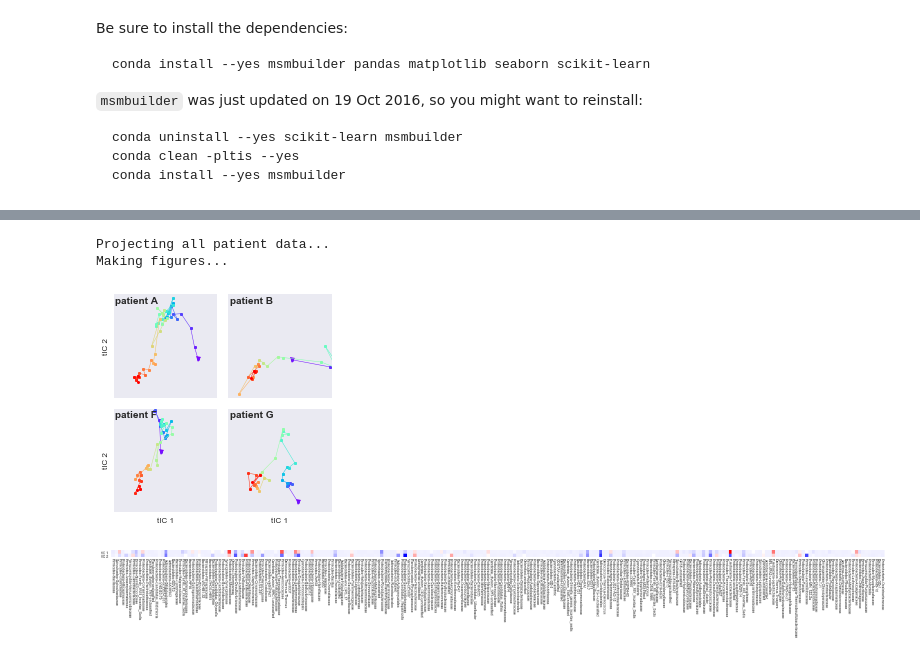
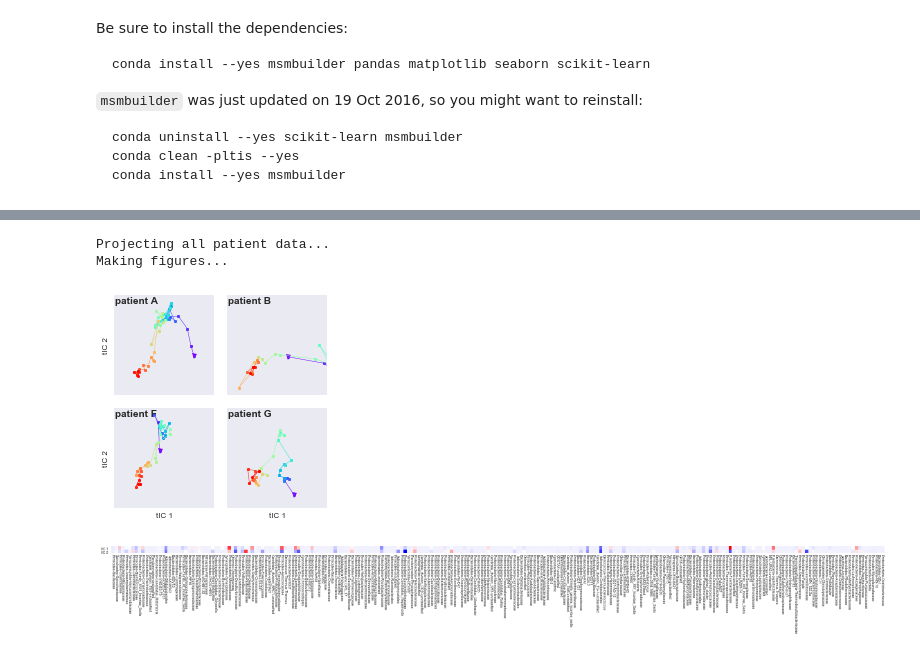
Before and after one commit to kellylab/microbial-landscapes, a Jupyter notebook: cholera/tICA-analysis-notebook.ipynb, the cells around one changed output, grey strips where cells are left out. Cells and saved outputs as stored; diff of their text form; code cells hidden in the pictures.

```diff
--- a/cholera/tICA-analysis-notebook.ipynb
+++ b/cholera/tICA-analysis-notebook.ipynb
@@ -70,7 +76,7 @@ for (subplot_index, patient) in enumerate(patients):
     nsamples = len(samples)
     nfeatures = len(features)
 # Create tICA projection and retrieve projected data
-tica = tICA(n_components=n_components, lag_time=lag_time)
+tica = tICA(n_components=n_components, lag_time=lag_time, kinetic_mapping=True)
 projected_data = tica.fit_transform(data)
 
 # Make plots
@@ -109,34 +115,34 @@ for (plot_index, patient_index) in enumerate(patient_indices_to_plot):
     # Plot with time-varying color
     projection = projected_data[patient_index]
     ax.plot(projection[0,0], projection[0,1], 'v', markersize=5);
     for i in range(nsamples-1):
         ax.plot(projection[i:i+2,0], projection[i:i+2,1], 'o-', markersize=3, linewidth=0.5);
 
     # Fix up axes.
     if plot_column == 0:
         plt.ylabel('tIC 2', fontsize=axis_label_fontsize)
     if plot_row == (subplot_ny-1):
         plt.xlabel('tIC 1', fontsize=axis_label_fontsize)
     plt.xticks([])
     plt.yticks([])
 
     # Add a circle to around endpoint
     # Couldn't figure out how to get this to work
     #mpl.patches.Circle(projection[-1,:], radius=1)
 
     # Make sure axes are equal among all plots
     plt.axis('square')
     plt.axis([-2, +2, -2, +2])
 
     # Label with patient index
     ax.text(-1.95, +1.65,  'patient %s' % patient, fontsize=subplot_label_fontsize, fontweight='bold')
 
 plt.tight_layout()
 plt.savefig('panel.pdf')
 # %% [output]
 Projecting all patient data...
 Making figures...
-[figure, old version]
+[figure, new version]
 # %%
 # Plot tICs
 
```
Also changed, not shown: parts of 3 cells of this notebook, 3 other files.
